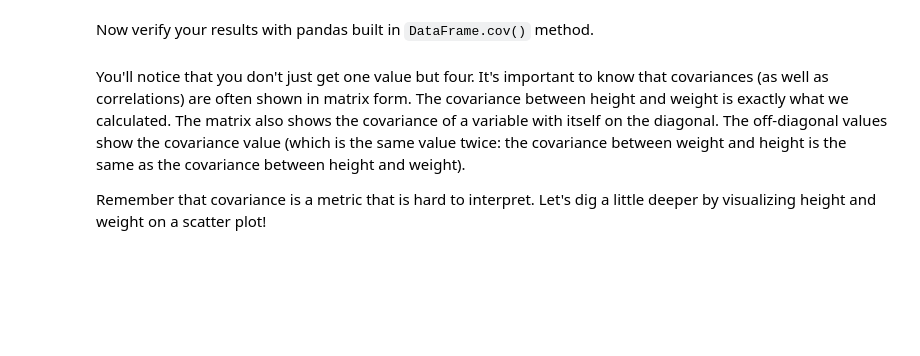
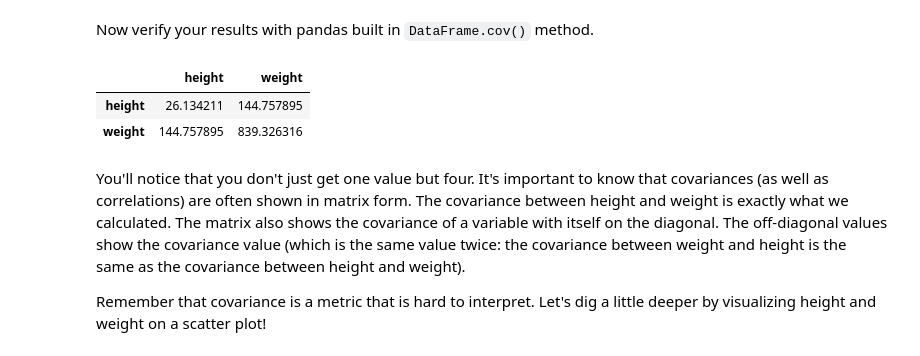
Before and after one commit to minotaur142/dsc-correlation-covariance-lab-nyc-ds-060319, a Jupyter notebook: index.ipynb, the cells around one changed output. Drawn from its saved outputs; the diff is of its cells as text; code cells hidden in the pictures; blank space fills up the shorter version.

```diff
--- a/index.ipynb
+++ b/index.ipynb
@@ -159,8 +159,12 @@ covariance(data['height'], data['weight'])
 # %% [markdown]
 Now verify your results with pandas built in `DataFrame.cov()` method.
 # %%
-uncomment to run
-# data.cov()
+# uncomment to run
+data.cov()
+# %% [output]
+|  | height | weight |
+| height | 26.134211 | 144.757895 |
+| weight | 144.757895 | 839.326316 |
 # %% [markdown]
 You'll notice that you don't just get one value but four. It's important to know that covariances (as well as correlations) are often shown in matrix form. The covariance between height and weight is exactly what we calculated. The matrix also shows the covariance of a variable with itself on the diagonal. The off-diagonal values show the covariance value (which is the same value twice: the covariance between weight and height is the same as the covariance between height and weight).
 
```
